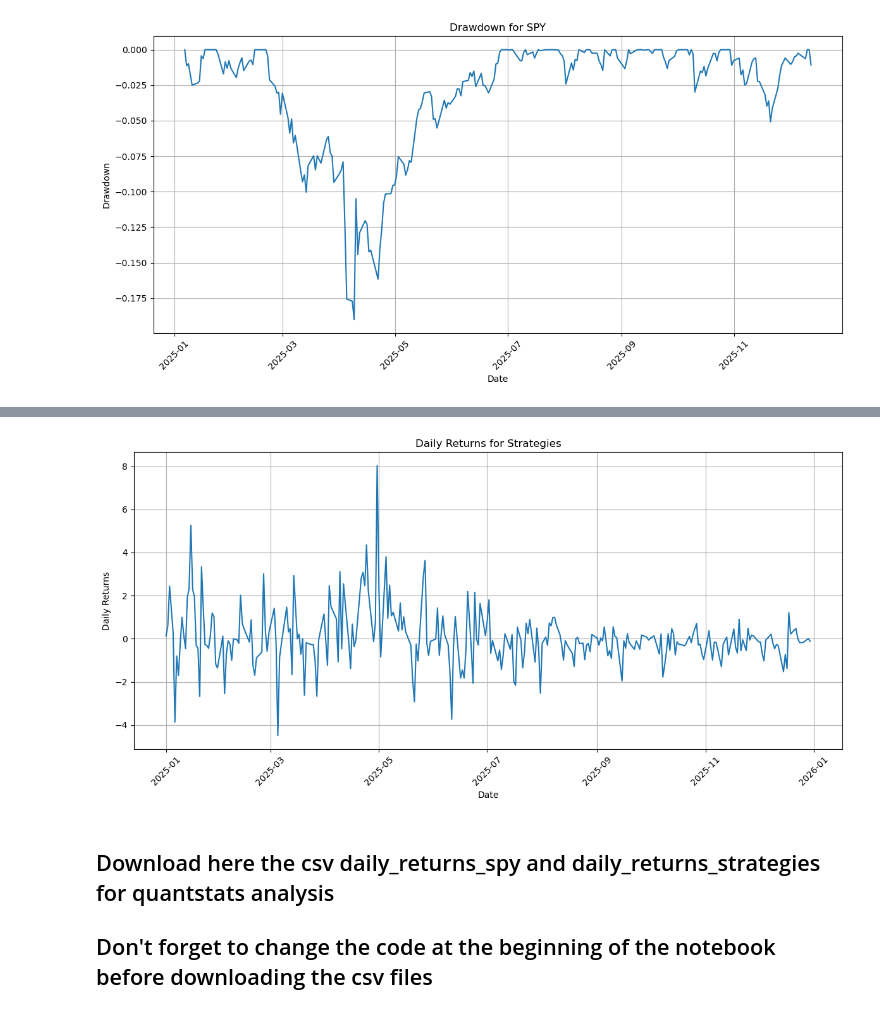
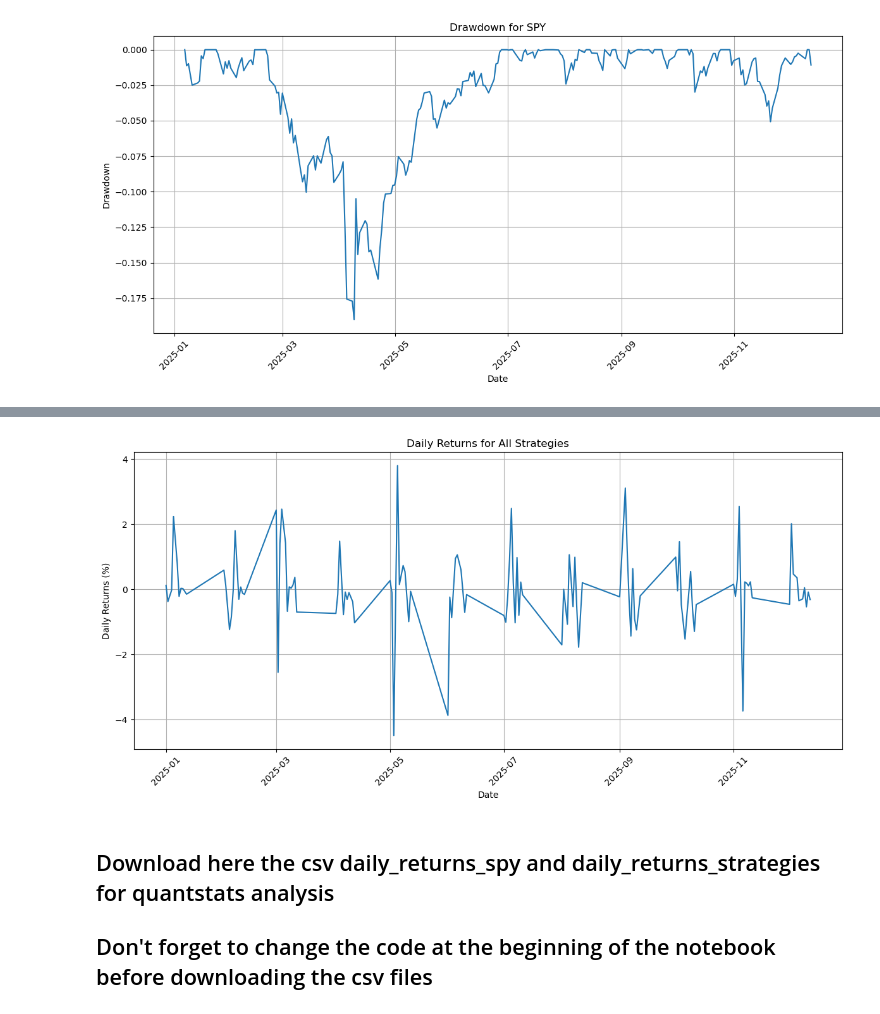
Before and after one commit to scimmione1/prop_trading_results_from_2023, a Jupyter notebook: 01_Prop_Trading_Accounts_complete_analysis_.ipynb, the cells around one changed output, grey strips where cells are left out. Cells and saved outputs as stored; diff of their text form; code cells hidden in the pictures.

Commit message:
fixed # Use the already aggregated daily data from cell 125 daily_returns_strategies = df_total_strategies_daily[['Date', 'Daily_Return_pct']].copy()

```diff
--- a/01_Prop_Trading_Accounts_complete_analysis_.ipynb
+++ b/01_Prop_Trading_Accounts_complete_analysis_.ipynb
@@ -2079,0 +2055,11 @@ daily_returns_strategies.head()
+# %%
+# Use the already aggregated daily data from cell 125
+daily_returns_strategies = df_total_strategies_daily[['Date', 'Daily_Return_pct']].copy()
+
+# set index to Date
+daily_returns_strategies = daily_returns_strategies.set_index('Date')
+
+# rename column
+daily_returns_strategies.columns = ['Profit_pct_100']
+
+daily_returns_strategies.head()
@@ -2080,16 +2074,16 @@ daily_returns_strategies.head()
 # %%
-# plot Profit_pct_100
+# plot daily_returns_strategies.Profit_pct_100
 plt.figure(figsize=(12, 6))
 plt.plot(daily_returns_strategies.index, daily_returns_strategies['Profit_pct_100'])
-plt.title('Daily Returns for Strategies')
+plt.title('Daily Returns for All Strategies')
 plt.xlabel('Date')
-plt.ylabel('Daily Returns')
+plt.ylabel('Daily Returns (%)')
 plt.xticks(rotation=45)
 plt.grid()
 plt.tight_layout()
 plt.show()
 # %% [output]
-[figure, old version]
+[figure, new version]
 # %% [markdown]
 ## Download here the csv daily_returns_spy and daily_returns_strategies for quantstats analysis
 
```
Also changed, not shown: parts of 5 cells of this notebook.
